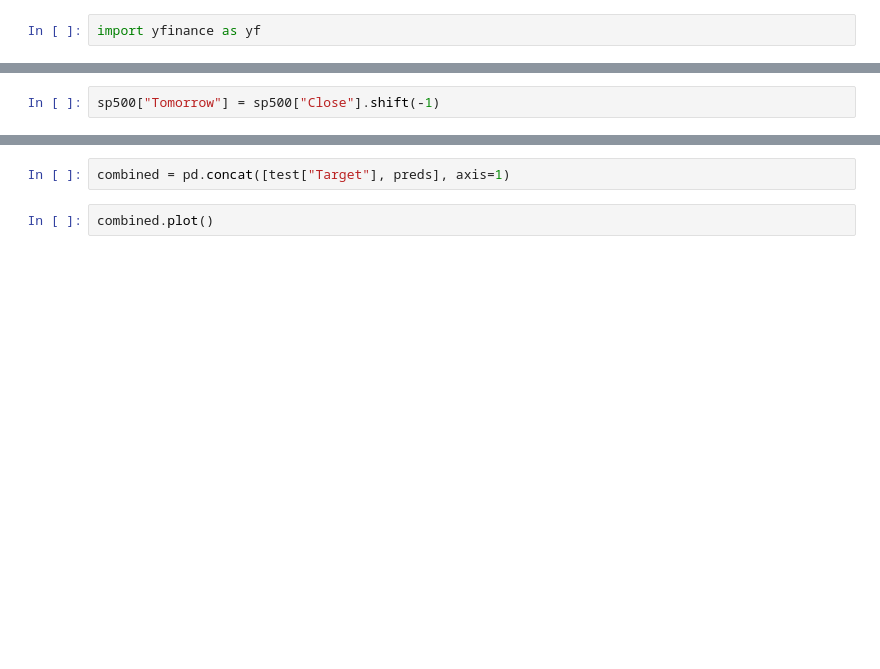
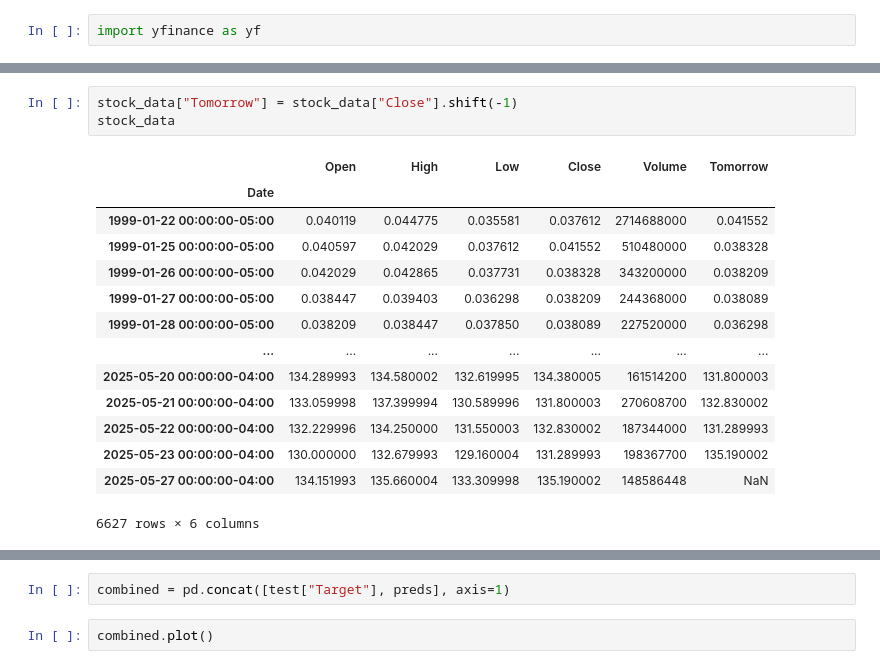
Before and after one commit to Josevpc/NVIDIA-Stock-Market-Prediction, a Jupyter notebook: model.ipynb, the cells around one changed output, grey strips where cells are left out. Drawn from its saved outputs; the diff is of its cells as text; blank space fills up the shorter version.

```diff
--- a/model.ipynb
+++ b/model.ipynb
@@ -46,2 +58,18 @@ del sp500["Stock Splits"]
 # %%
-sp500["Tomorrow"] = sp500["Close"].shift(-1)
+stock_data["Tomorrow"] = stock_data["Close"].shift(-1)
+stock_data
+# %% [output]
+|  | Open | High | Low | Close | Volume | Tomorrow |
+| Date |  |  |  |  |  |  |
+| 1999-01-22 00:00:00-05:00 | 0.040119 | 0.044775 | 0.035581 | 0.037612 | 2714688000 | 0.041552 |
+| 1999-01-25 00:00:00-05:00 | 0.040597 | 0.042029 | 0.037612 | 0.041552 | 510480000 | 0.038328 |
+| 1999-01-26 00:00:00-05:00 | 0.042029 | 0.042865 | 0.037731 | 0.038328 | 343200000 | 0.038209 |
+| 1999-01-27 00:00:00-05:00 | 0.038447 | 0.039403 | 0.036298 | 0.038209 | 244368000 | 0.038089 |
+| 1999-01-28 00:00:00-05:00 | 0.038209 | 0.038447 | 0.037850 | 0.038089 | 227520000 | 0.036298 |
+| ... | ... | ... | ... | ... | ... | ... |
+| 2025-05-20 00:00:00-04:00 | 134.289993 | 134.580002 | 132.619995 | 134.380005 | 161514200 | 131.800003 |
+| 2025-05-21 00:00:00-04:00 | 133.059998 | 137.399994 | 130.589996 | 131.800003 | 270608700 | 132.830002 |
+| 2025-05-22 00:00:00-04:00 | 132.229996 | 134.250000 | 131.550003 | 132.830002 | 187344000 | 131.289993 |
+| 2025-05-23 00:00:00-04:00 | 130.000000 | 132.679993 | 129.160004 | 131.289993 | 198367700 | 135.190002 |
+| 2025-05-27 00:00:00-04:00 | 134.151993 | 135.660004 | 133.309998 | 135.190002 | 148586448 | NaN |
+6627 rows × 6 columns
```
Also changed, not shown: parts of 44 cells of this notebook.
